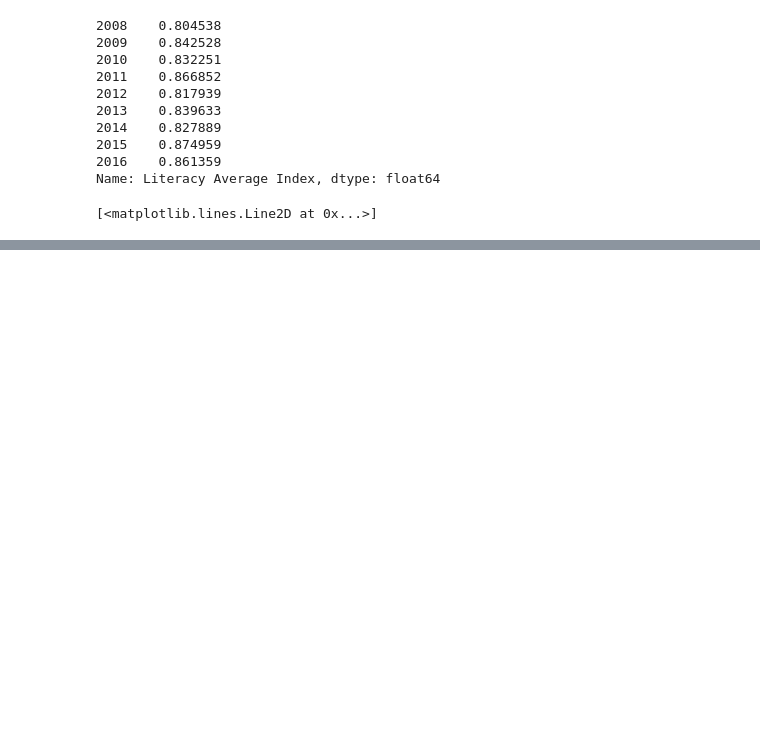
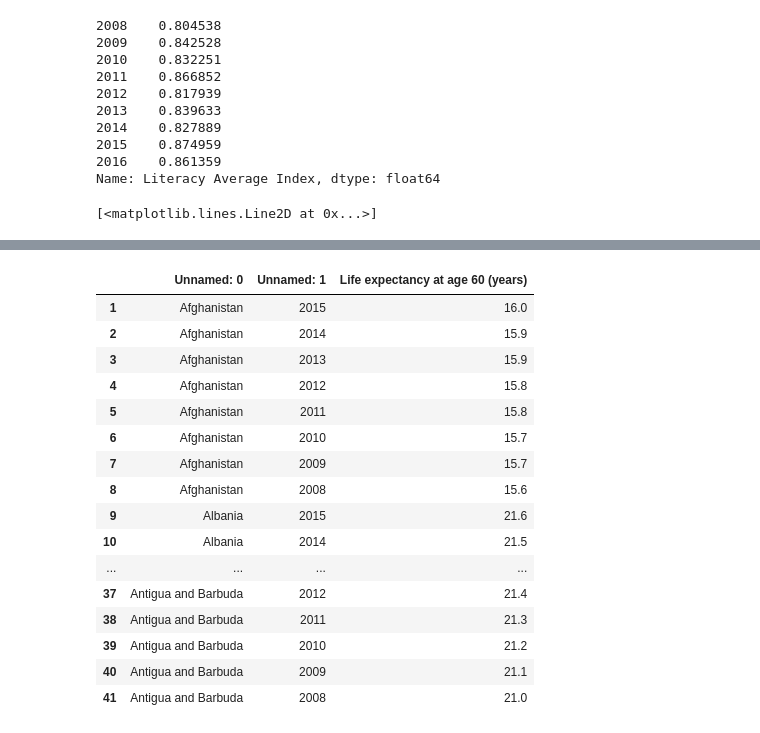
Before and after one commit to arpitjainds/Why-are-we-happy, a Jupyter notebook: Happiness.ipynb, the cells around one changed output, grey strips where cells are left out. Cells and saved outputs as stored; diff of their text form; code cells hidden in the pictures; blank space fills up the shorter version.

```diff
--- a/Happiness.ipynb
+++ b/Happiness.ipynb
@@ -224,0 +309,2 @@ plt.plot(years,literacyindex,'-o')
+# %%
+lifeexpectancy = pd.read_csv('lifeexpectancy.csv')
@@ -224,0 +320,5 @@ plt.plot(years,literacyindex,'-o')
+# %%
+cols = [3,4]
+lifeexpectancy.drop(lifeexpectancy.columns[cols],axis=1,inplace=True)
+# %%
+lifeexpectancy = lifeexpectancy.drop([0])
@@ -224,0 +371,22 @@ plt.plot(years,literacyindex,'-o')
+# %%
+lifeexpectancy = lifeexpectancy.groupby(['Unnamed: 1'], as_index=False)
+# %%
+lifeexpectancy.head()
+# %% [output]
+|  | Unnamed: 0 | Unnamed: 1 | Life expectancy at age 60 (years) |
+| 1 | Afghanistan | 2015 | 16.0 |
+| 2 | Afghanistan | 2014 | 15.9 |
+| 3 | Afghanistan | 2013 | 15.9 |
+| 4 | Afghanistan | 2012 | 15.8 |
+| 5 | Afghanistan | 2011 | 15.8 |
+| 6 | Afghanistan | 2010 | 15.7 |
+| 7 | Afghanistan | 2009 | 15.7 |
+| 8 | Afghanistan | 2008 | 15.6 |
+| 9 | Albania | 2015 | 21.6 |
+| 10 | Albania | 2014 | 21.5 |
+| ... | ... | ... | ... |
+| 37 | Antigua and Barbuda | 2012 | 21.4 |
+| 38 | Antigua and Barbuda | 2011 | 21.3 |
+| 39 | Antigua and Barbuda | 2010 | 21.2 |
+| 40 | Antigua and Barbuda | 2009 | 21.1 |
+| 41 | Antigua and Barbuda | 2008 | 21.0 |
```
Also changed, not shown: parts of 27 cells of this notebook.
